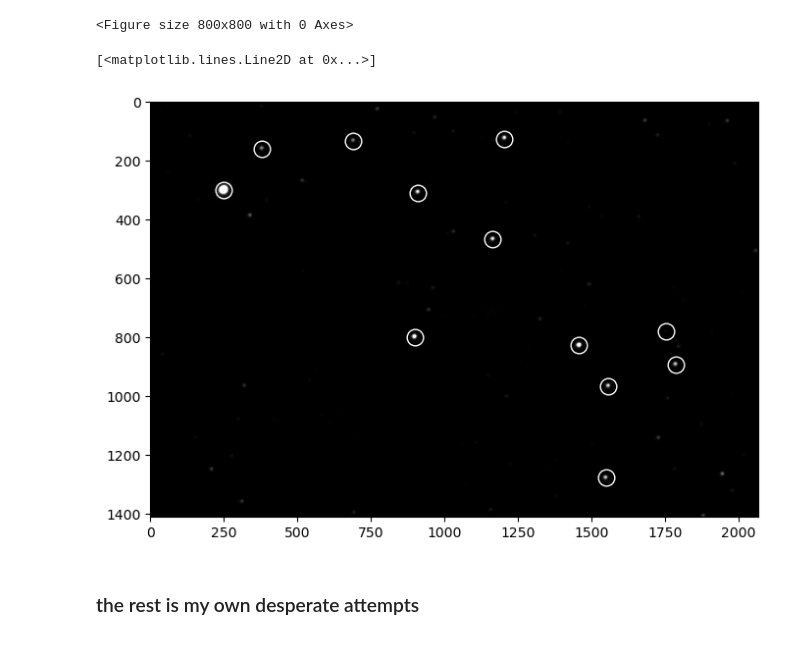
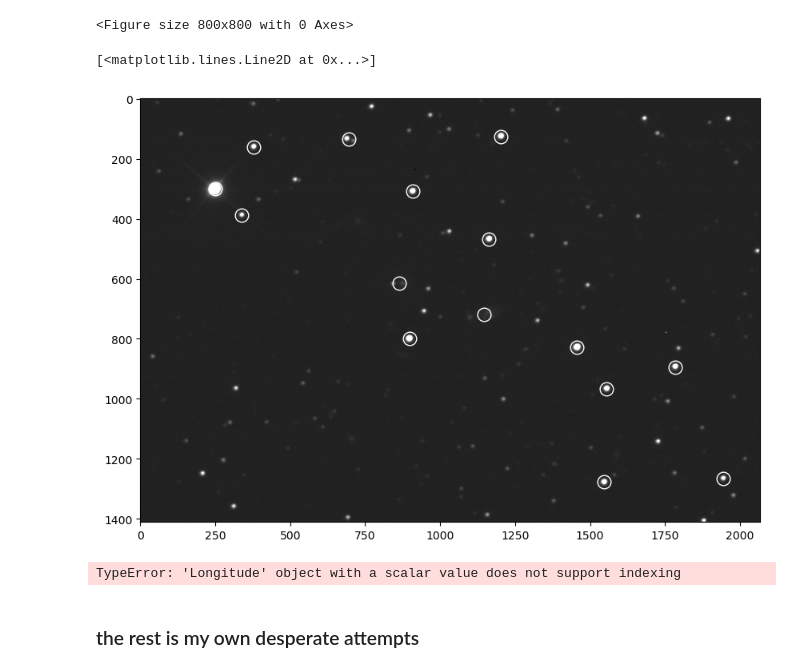
Before and after one commit to brianhill/transient-astronomy, a Jupyter notebook: targets/SN_2022abik/2022-12-1415/analysis-sofia.ipynb, the cells around one changed output. Cells and saved outputs as stored; diff of their text form; code cells hidden in the pictures.

```diff
--- a/targets/SN_2022abik/2022-12-1415/analysis-sofia.ipynb
+++ b/targets/SN_2022abik/2022-12-1415/analysis-sofia.ipynb
@@ -375,18 +377,23 @@ NameError: name 'SLOAN_G_Filter' is not defined
+# %%
+complete_transformed_g_array = np.asarray(new_thing)
 # %%
 header_list = [light[0].header for light in first_light_list]
 center_list = [SkyCoord(header['OBJCTRA'], header['OBJCTDEC'], unit=(u.hourangle, u.deg)) for header in header_list]
 
 center = center_list[SLOAN_G_FILTER]
 data = stacked_data_list[SLOAN_G_FILTER]
-stars = twirl.find_peaks(stacked_data_list[SLOAN_G_FILTER])[0:15]
+stars = twirl.find_peaks(complete_transformed_g_array)[0:15]
 
-plt.figure(figsize=(8,8))
-med = np.median(data)
-plt.imshow(stacked_data_list[0], cmap="Greys_r", vmax=np.std(data)*5 + med, vmin=med)
+plt.figure(figsize=(10,10))
+plt.imshow(stacked_data_list[0], cmap="Greys_r", vmax=np.std(data), vmin=-15)
 plt.plot(*stars.T, "o", fillstyle="none", c="w", ms=12)
 # %% [output]
 [<matplotlib.lines.Line2D at 0x...>]
-[figure, old version]
+[figure, new version]
+# %%
+wcs = twirl.compute_wcs(stars, center, fov)
+# %% [output]
+TypeError: 'Longitude' object with a scalar value does not support indexing
 # %%
 ### get remainder of plate solving done, try to get it written out
 # %% [markdown]
```
Also changed, not shown: parts of 1 cell of this notebook.
